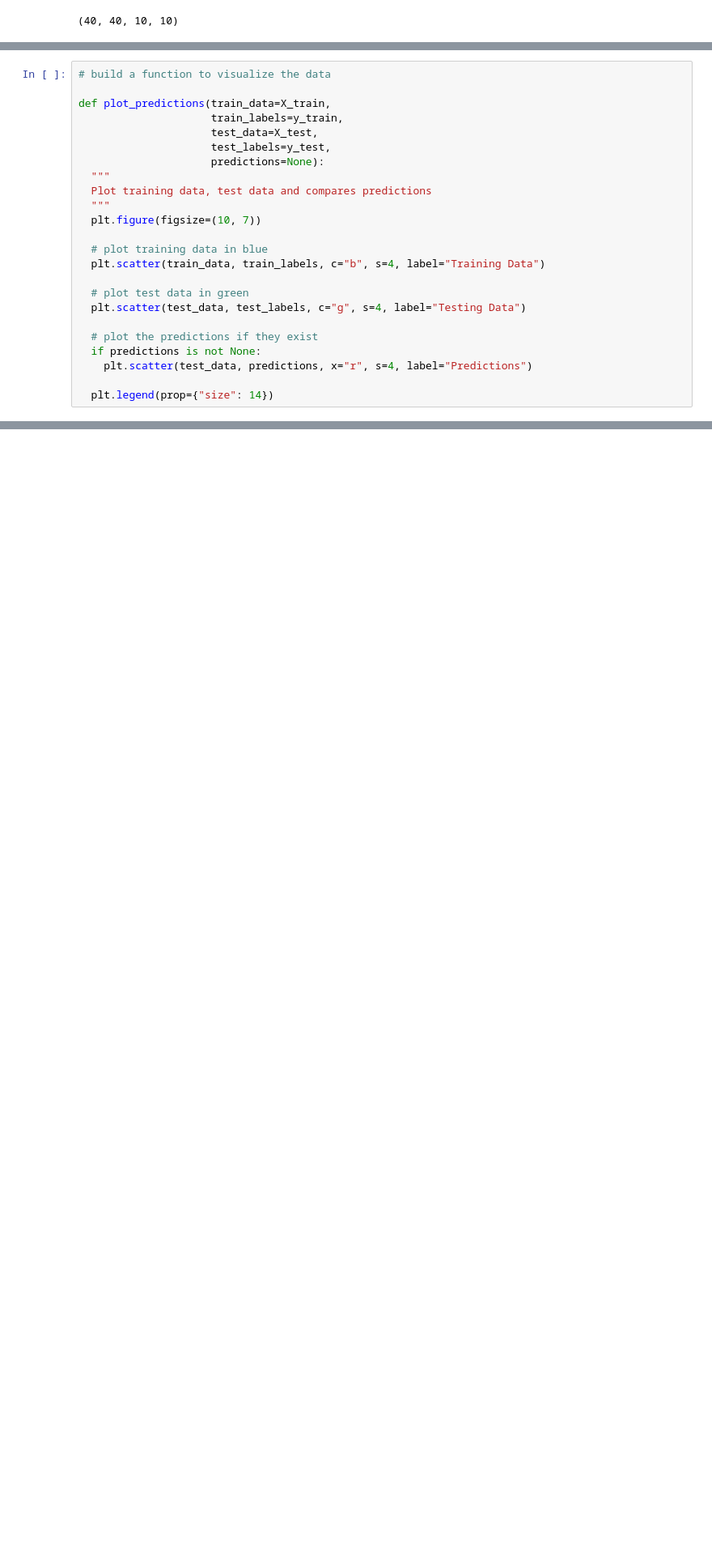
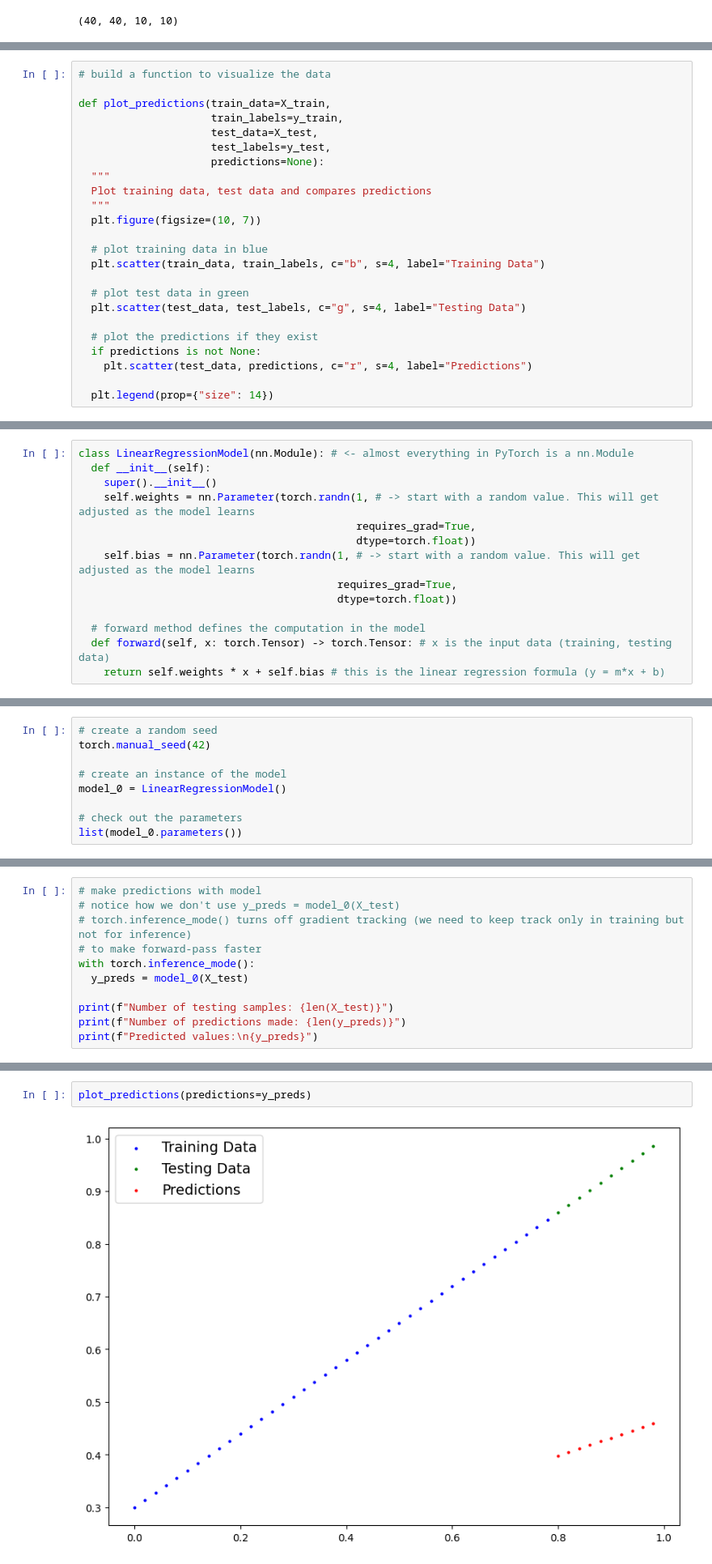
Before and after one commit to marinvirdol/learnpytorchio, a Jupyter notebook: 01_pytorch_workflow_fundamentals.ipynb, the cells around one changed output, grey strips where cells are left out. Shown: that part at 81% size. Drawn from its saved outputs; the diff is of its cells as text; blank space fills up the shorter version.

Commit message:
build model and inference with random parameters

```diff
--- a/01_pytorch_workflow_fundamentals.ipynb
+++ b/01_pytorch_workflow_fundamentals.ipynb
@@ -127,7 +127,7 @@ def plot_predictions(train_data=X_train,
 
   # plot the predictions if they exist
   if predictions is not None:
-    plt.scatter(test_data, predictions, x="r", s=4, label="Predictions")
+    plt.scatter(test_data, predictions, c="r", s=4, label="Predictions")
 
   plt.legend(prop={"size": 14})
 # %%
@@ -136,0 +144,14 @@ plot_predictions()
+# %%
+class LinearRegressionModel(nn.Module): # <- almost everything in PyTorch is a nn.Module
+  def __init__(self):
+    super().__init__()
+    self.weights = nn.Parameter(torch.randn(1, # -> start with a random value. This will get adjusted as the model learns
+                                            requires_grad=True,
+                                            dtype=torch.float))
+    self.bias = nn.Parameter(torch.randn(1, # -> start with a random value. This will get adjusted as the model learns
+                                         requires_grad=True,
+                                         dtype=torch.float))
+
+  # forward method defines the computation in the model
+  def forward(self, x: torch.Tensor) -> torch.Tensor: # x is the input data (training, testing data)
+    return self.weights * x + self.bias # this is the linear regression formula (y = m*x + b)
@@ -136,0 +160,9 @@ plot_predictions()
+# %%
+# create a random seed
+torch.manual_seed(42)
+
+# create an instance of the model
+model_0 = LinearRegressionModel()
+
+# check out the parameters
+list(model_0.parameters())
@@ -136,0 +207,11 @@ plot_predictions()
+# %%
+# make predictions with model
+# notice how we don't use y_preds = model_0(X_test)
+# torch.inference_mode() turns off gradient tracking (we need to keep track only in training but not for inference)
+# to make forward-pass faster
+with torch.inference_mode():
+  y_preds = model_0(X_test)
+
+print(f"Number of testing samples: {len(X_test)}")
+print(f"Number of predictions made: {len(y_preds)}")
+print(f"Predicted values:\n{y_preds}")
@@ -136,0 +234,4 @@ plot_predictions()
+# %%
+plot_predictions(predictions=y_preds)
+# %% [output]
+[figure, added]
```
Also changed, not shown: parts of 10 cells of this notebook.
